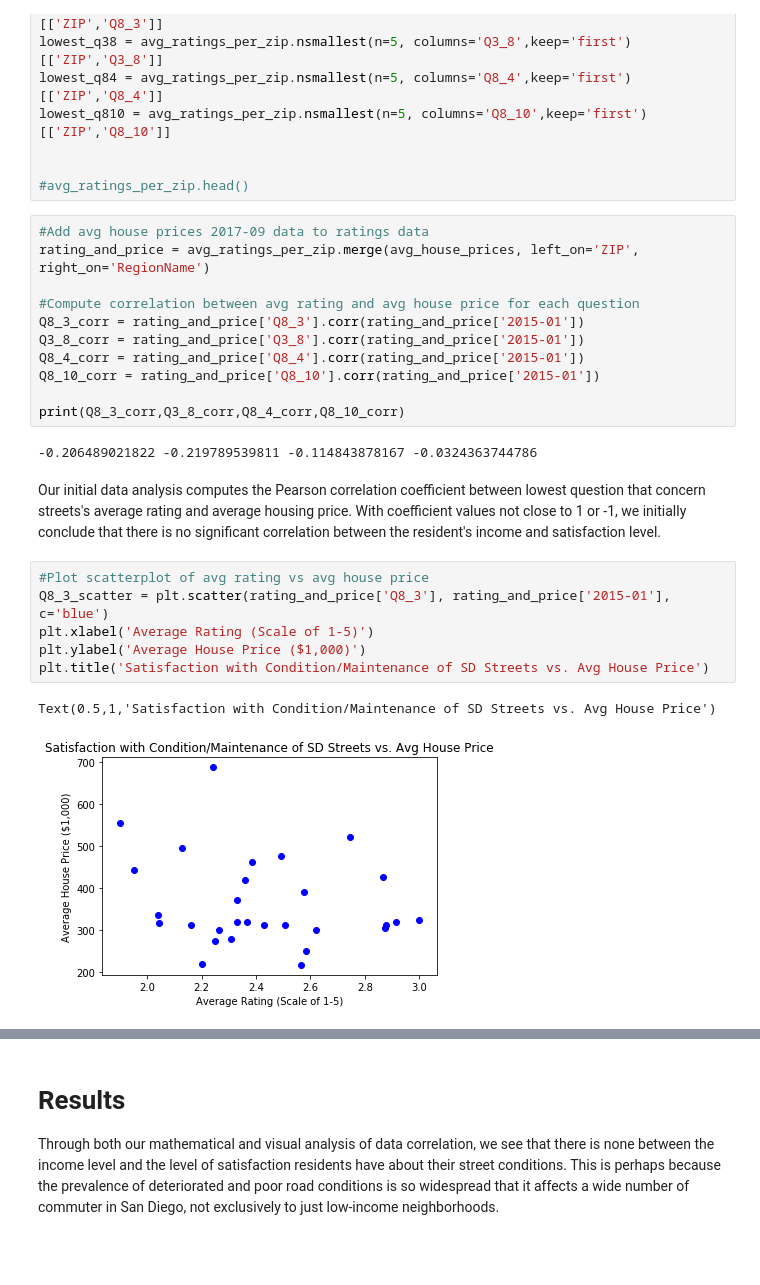
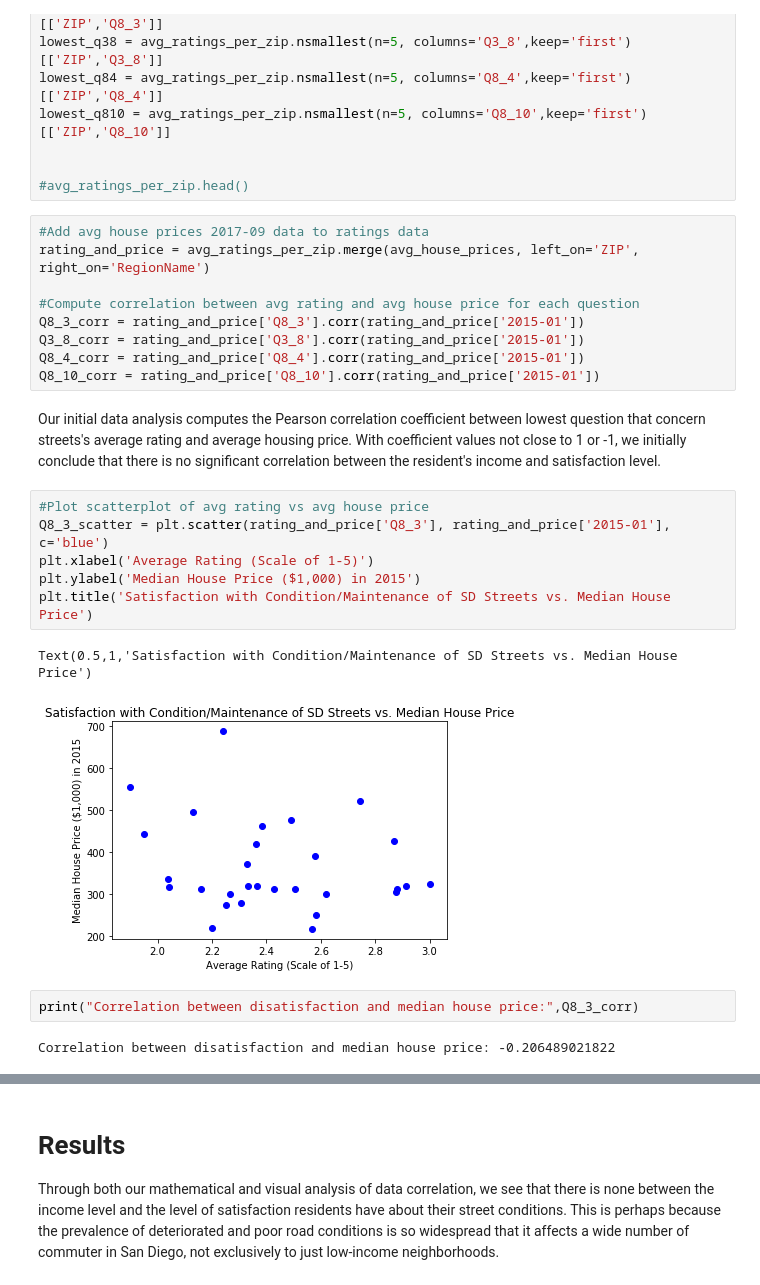
Before and after one commit to maggietsui/Final_Project_COGS108, a Jupyter notebook: Jean.ipynb, the cells around one changed output, grey strips where cells are left out. Saved outputs shown, nothing was run; the diff lists cells and outputs as text; blank space fills up the shorter version.

```diff
--- a/Jean.ipynb
+++ b/Jean.ipynb
@@ -203,21 +203,21 @@ Q8_3_corr = rating_and_price['Q8_3'].corr(rating_and_price['2015-01'])
 Q3_8_corr = rating_and_price['Q3_8'].corr(rating_and_price['2015-01'])
 Q8_4_corr = rating_and_price['Q8_4'].corr(rating_and_price['2015-01'])
 Q8_10_corr = rating_and_price['Q8_10'].corr(rating_and_price['2015-01'])
-
-print(Q8_3_corr,Q3_8_corr,Q8_4_corr,Q8_10_corr)
-# %% [output]
--0.206489021822 -0.219789539811 -0.114843878167 -0.0324363744786
 # %% [markdown]
 Our initial data analysis computes the Pearson correlation coefficient between lowest question that concern streets's average rating and average housing price. With coefficient values not close to 1 or -1, we initially conclude that there is no significant correlation between the resident's income and satisfaction level.
 # %%
 #Plot scatterplot of avg rating vs avg house price
 Q8_3_scatter = plt.scatter(rating_and_price['Q8_3'], rating_and_price['2015-01'], c='blue')
 plt.xlabel('Average Rating (Scale of 1-5)')
-plt.ylabel('Average House Price ($1,000)')
-plt.title('Satisfaction with Condition/Maintenance of SD Streets vs. Avg House Price')
+plt.ylabel('Median House Price ($1,000) in 2015')
+plt.title('Satisfaction with Condition/Maintenance of SD Streets vs. Median House Price')
 # %% [output]
-Text(0.5,1,'Satisfaction with Condition/Maintenance of SD Streets vs. Avg House Price')
+Text(0.5,1,'Satisfaction with Condition/Maintenance of SD Streets vs. Median House Price')
-[figure, old version]
+[figure, new version]
+# %%
+print("Correlation between disatisfaction and median house price:",Q8_3_corr)
+# %% [output]
+Correlation between disatisfaction and median house price: -0.206489021822
 # %%
 Q3_8_scatter = plt.scatter(rating_and_price['Q3_8'], rating_and_price['2015-01'], c='blue')
 plt.xlabel('Average Rating (Scale of 1-5)')
```
Also changed, not shown: parts of 19 cells of this notebook.
